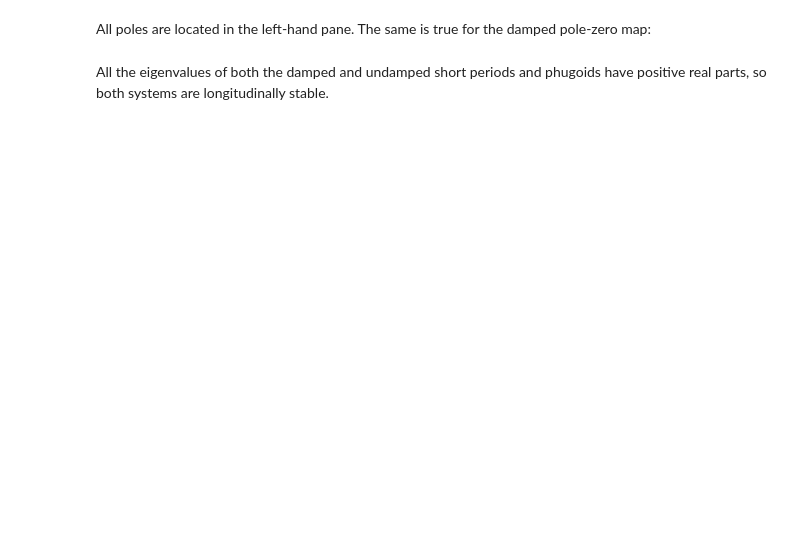
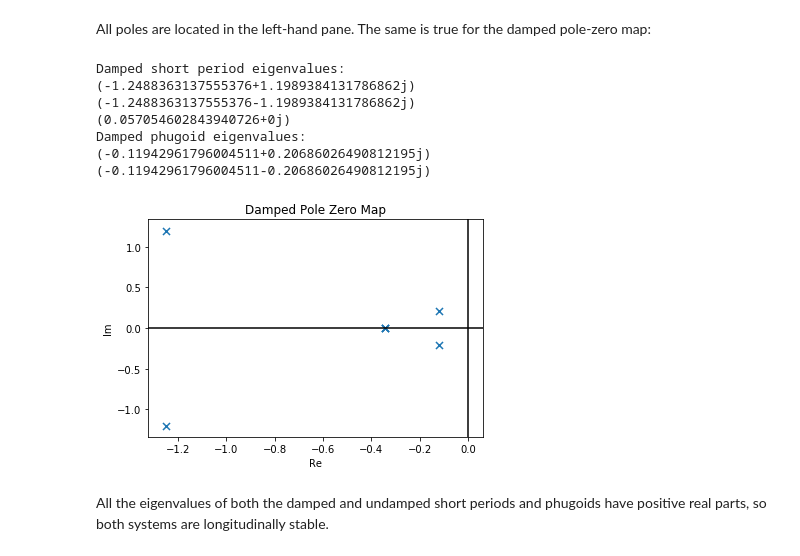
Before and after one commit to jknobbout/stochastic_practical, a Jupyter notebook: Code Notebook.ipynb, the cells around one changed output. Cells and saved outputs as stored; diff of their text form; code cells hidden in the pictures; blank space fills up the shorter version.

```diff
--- a/Code Notebook.ipynb
+++ b/Code Notebook.ipynb
@@ -113,14 +151,23 @@ print c.damp(undamped_sys,doprint=False)[2][3]
 # %% [markdown]
 All poles are located in the left-hand pane. The same is true for the damped pole-zero map:
 # %%
-p, z = c.pzmap(damped_sys[2,0], title="Damped Pole Zero Map")
+cont.pzmap(damped_sys[2,0], title="Damped Pole Zero Map");
 
 print "Damped short period eigenvalues:"
-print c.damp(damped_sys,doprint=False)[2][0]
-print c.damp(damped_sys,doprint=False)[2][1]
-print
+print cont.damp(damped_sys,doprint=False)[2][0]
+print cont.damp(damped_sys,doprint=False)[2][1]
+print cont.damp(damped_sys,doprint=False)[2][2]*cont.damp(damped_sys,doprint=False)[2][3]
 print "Damped phugoid eigenvalues:"
-print c.damp(damped_sys,doprint=False)[2][2]
-print c.damp(damped_sys,doprint=False)[2][3]
+print cont.damp(damped_sys,doprint=False)[2][2]
+print cont.damp(damped_sys,doprint=False)[2][3]
+# %% [output]
+Damped short period eigenvalues:
+(-1.2488363137555376+1.1989384131786862j)
+(-1.2488363137555376-1.1989384131786862j)
+(0.057054602843940726+0j)
+Damped phugoid eigenvalues:
+(-0.11942961796004511+0.20686026490812195j)
+(-0.11942961796004511-0.20686026490812195j)
+[figure, added]
 # %% [markdown]
 All the eigenvalues of both the damped and undamped short periods and phugoids have positive real parts, so both systems are longitudinally stable.
```
Also changed, not shown: parts of 35 cells of this notebook, 2 other files.
